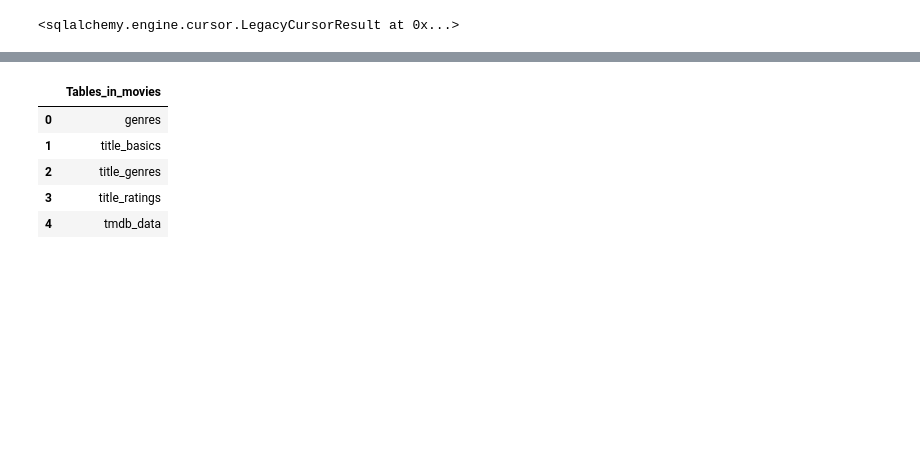
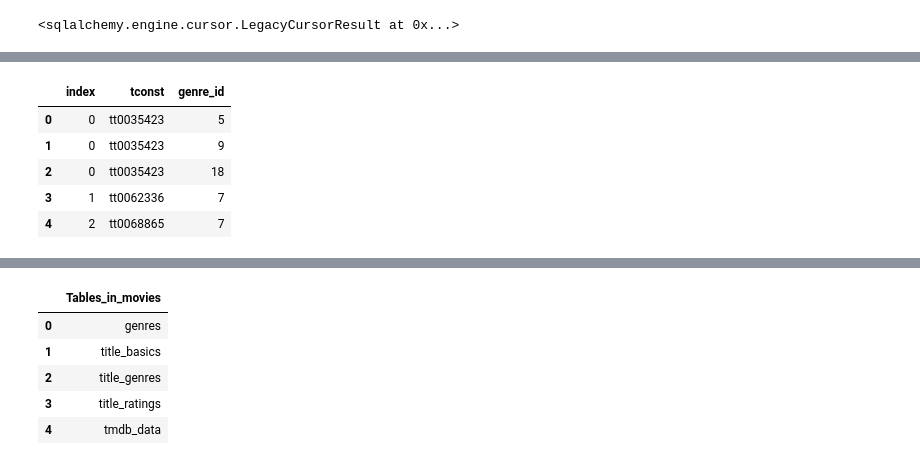
Before and after one commit to Carla9711/IMDB-Movie-Data, a Jupyter notebook: Construct and export a MySQL database (Part 3).ipynb, the cells around one changed output, grey strips where cells are left out. Saved outputs shown, nothing was run; the diff lists cells and outputs as text; code cells hidden in the pictures; blank space fills up the shorter version.

```diff
--- a/Construct and export a MySQL database (Part 3).ipynb
+++ b/Construct and export a MySQL database (Part 3).ipynb
@@ -246,0 +258,11 @@ engine.execute('ALTER TABLE tmdb_data ADD PRIMARY KEY (`imdb_id`);')
+# %%
+q = """SELECT * FROM title_genres
+        LIMIT 5"""
+pd.read_sql(q, engine)
+# %% [output]
+|  | index | tconst | genre_id |
+| 0 | 0 | tt0035423 | 5 |
+| 1 | 0 | tt0035423 | 9 |
+| 2 | 0 | tt0035423 | 18 |
+| 3 | 1 | tt0062336 | 7 |
+| 4 | 2 | tt0068865 | 7 |
```
Also changed, not shown: parts of 4 cells of this notebook, 1 other file.
